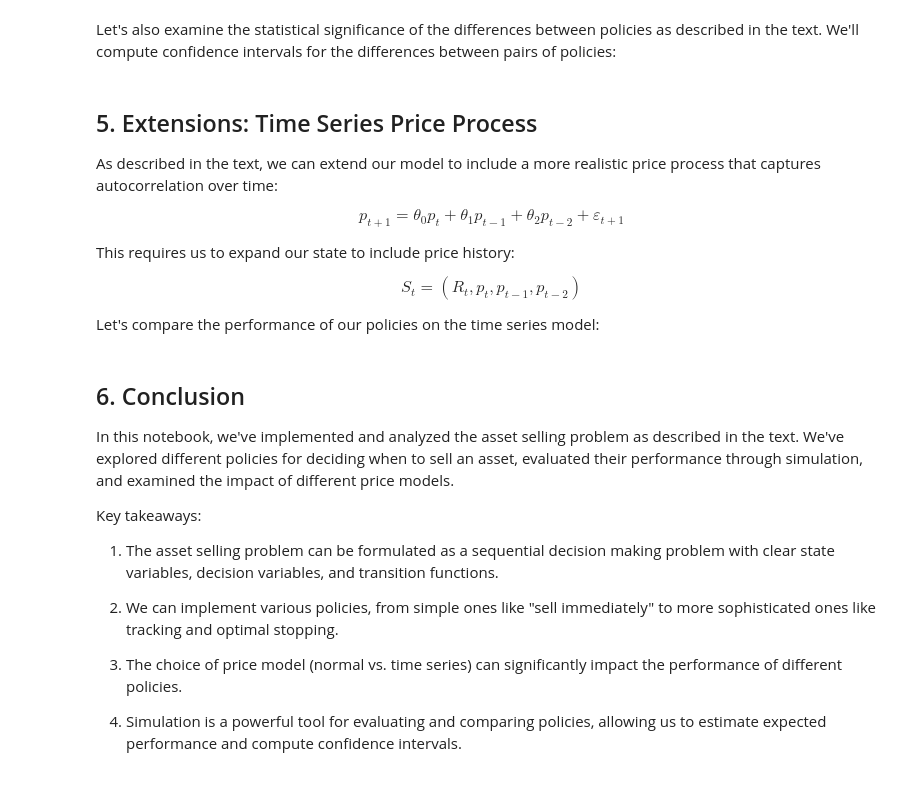
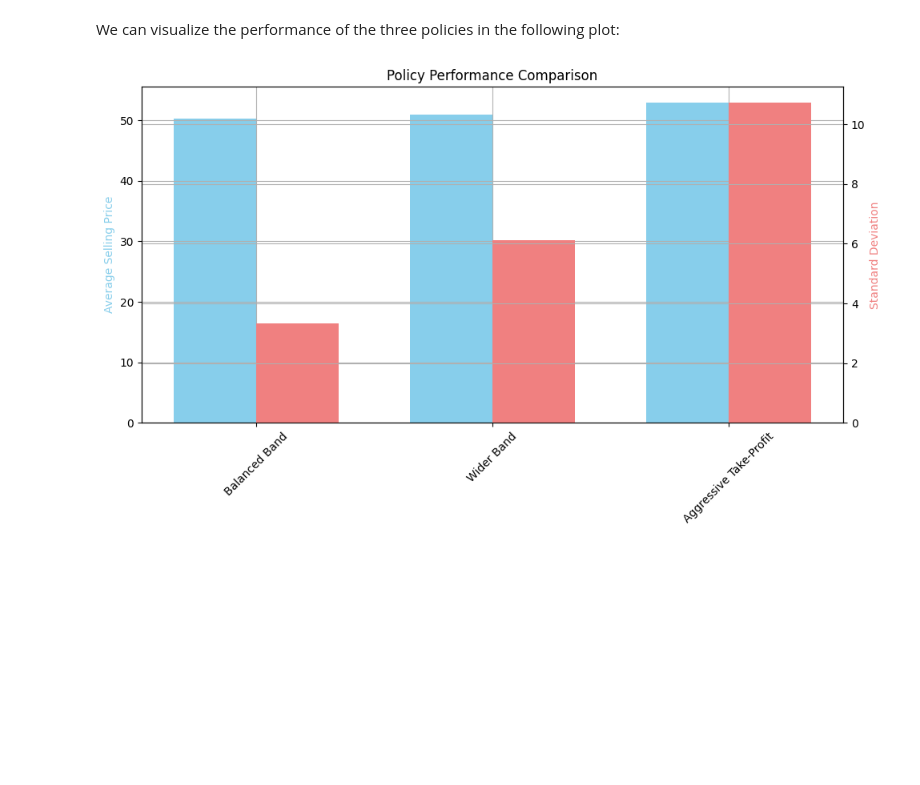
Before and after one commit to Peymankor/Applied-Reinforcement-Learning-Bootcamp, a Jupyter notebook: 01-Fundamentals-of-Sequential-Decision-Making/SDA_Asset_Selling/01_Asset_Selling_Problem_Implementation.ipynb, the cells around one changed output. Drawn from its saved outputs; the diff is of its cells as text; code cells hidden in the pictures; blank space fills up the shorter version.

```diff
--- a/01-Fundamentals-of-Sequential-Decision-Making/SDA_Asset_Selling/01_Asset_Selling_Problem_Implementation.ipynb
+++ b/01-Fundamentals-of-Sequential-Decision-Making/SDA_Asset_Selling/01_Asset_Selling_Problem_Implementation.ipynb
@@ -460,28 +489,36 @@ In the text, the method for evaluating policies is described using simulation. L
-# %% [markdown]
-Let's also examine the statistical significance of the differences between policies as described in the text. We'll compute confidence intervals for the differences between pairs of policies:
-# %% [markdown]
-## 5. Extensions: Time Series Price Process
-
-As described in the text, we can extend our model to include a more realistic price process that captures autocorrelation over time:
-
-$$p_{t+1} = \theta_0 p_t + \theta_1 p_{t-1} + \theta_2 p_{t-2} + \varepsilon_{t+1}$$
-
-This requires us to expand our state to include price history:
-
-$$S_t = (R_t, p_t, p_{t-1}, p_{t-2})$$
-
-Let's compare the performance of our policies on the time series model:
-# %% [markdown]
-## 6. Conclusion
-
-In this notebook, we've implemented and analyzed the asset selling problem as described in the text. We've explored different policies for deciding when to sell an asset, evaluated their performance through simulation, and examined the impact of different price models.
-
-Key takeaways:
-
-1. The asset selling problem can be formulated as a sequential decision making problem with clear state variables, decision variables, and transition functions.
-
-2. We can implement various policies, from simple ones like "sell immediately" to more sophisticated ones like tracking and optimal stopping.
-
-3. The choice of price model (normal vs. time series) can significantly impact the performance of different policies.
-
-4. Simulation is a powerful tool for evaluating and comparing policies, allowing us to estimate expected performance and compute confidence intervals.
+# %% [markdown]
+We can visualize the performance of the three policies in the following plot:
+# %%
+import matplotlib.pyplot as plt
+
+# Create figure with two y-axes
+fig, ax1 = plt.subplots(figsize=(10, 6))
+ax2 = ax1.twinx()
+
+# Set width of bars
+width = 0.35
+
+# Create bars
+policies = results_df['Policy']
+x = range(len(policies))
+ax1.bar([i - width/2 for i in x], results_df['Avg. Selling Price'], width, color='skyblue', label='Avg. Selling Price')
+ax2.bar([i + width/2 for i in x], results_df['Std Dev'], width, color='lightcoral', label='Std Dev')
+
+# Customize axes
+ax1.set_ylabel('Average Selling Price', color='skyblue')
+ax2.set_ylabel('Standard Deviation', color='lightcoral')
+ax1.set_xticks(x)
+ax1.set_xticklabels(policies, rotation=45)
+
+# Add title
+plt.title('Policy Performance Comparison')
+
+# Adjust layout to prevent label cutoff
+plt.tight_layout()
+
+# Save high quality plot
+plt.savefig('./image/policy_comparison.png', dpi=300, bbox_inches='tight')
+
+plt.show()
+# %% [output]
+[figure, added]
```
Also changed, not shown: parts of 37 cells of this notebook, 4 other files.
